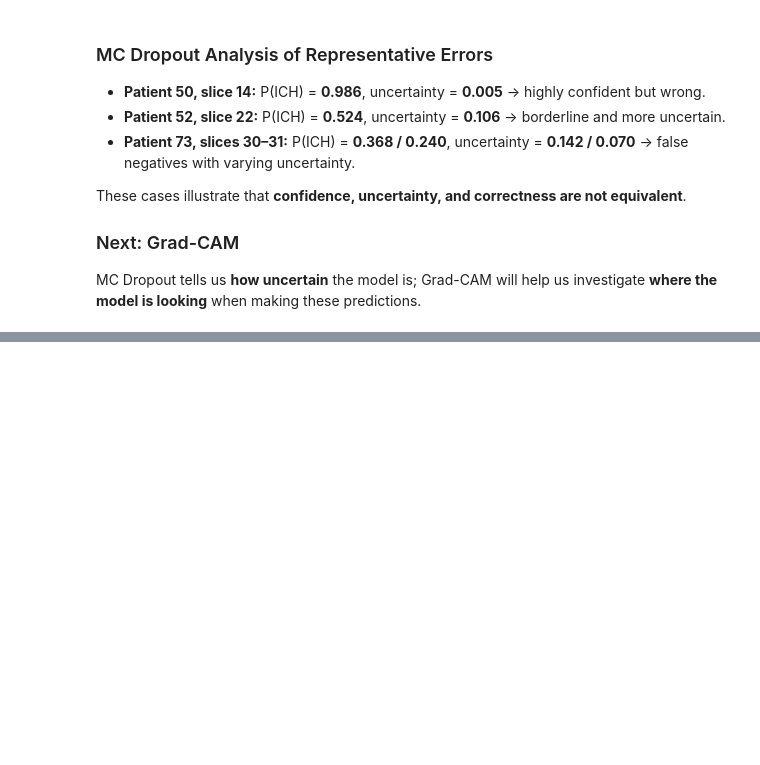
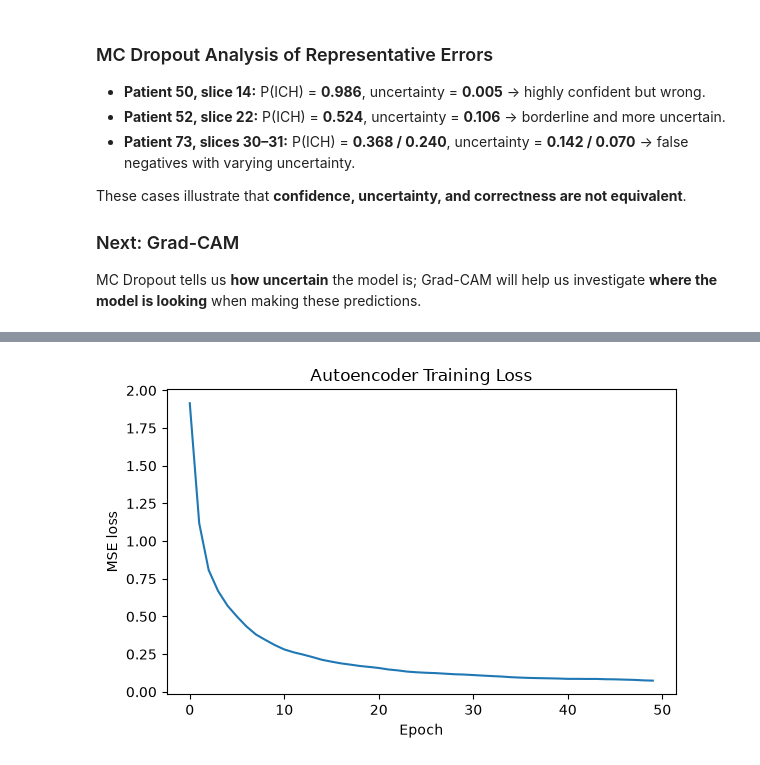
Before and after one commit to MeriemAfafHaddou/explainable-ai-ct-imaging, a Jupyter notebook: diffusion_counterfactual_xai.ipynb, the cells around one changed output, grey strips where cells are left out. Cells and saved outputs as stored; diff of their text form; code cells hidden in the pictures; blank space fills up the shorter version.

```diff
--- a/diffusion_counterfactual_xai.ipynb
+++ b/diffusion_counterfactual_xai.ipynb
@@ -1444,0 +1583,13 @@ plt.show()
+# %%
+plt.figure(figsize=(6, 4))
+
+plt.plot(history)
+
+plt.xlabel("Epoch")
+plt.ylabel("MSE loss")
+plt.title("Autoencoder Training Loss")
+
+plt.tight_layout()
+plt.show()
+# %% [output]
+[figure, added]
```
Also changed, not shown: parts of 12 cells of this notebook, 1 other file.
